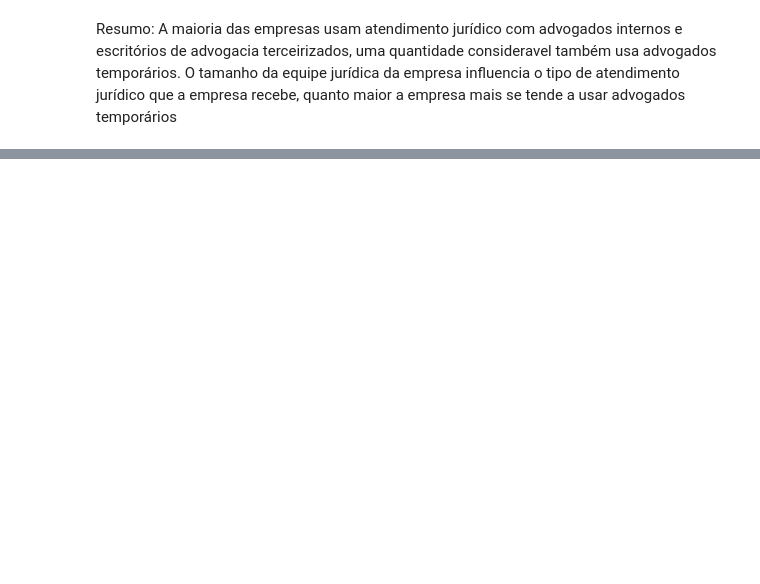
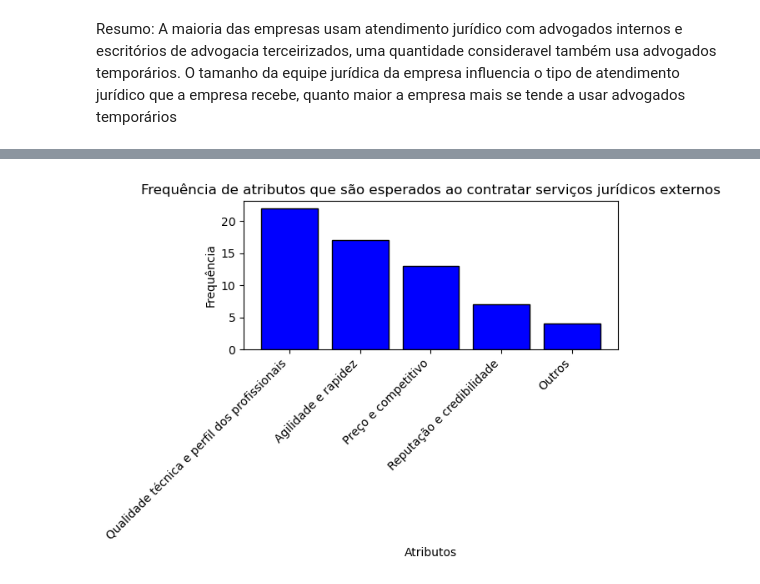
Before and after one commit to Joao-Gabriel05/ADVOGADOS_I, a Jupyter notebook: analise.ipynb, the cells around one changed output, grey strips where cells are left out. Drawn from its saved outputs; the diff is of its cells as text; code cells hidden in the pictures; blank space fills up the shorter version.

```diff
--- a/analise.ipynb
+++ b/analise.ipynb
@@ -820,0 +840,25 @@ Resumo: A maioria das empresas usam atendimento jurídico com advogados internos
+# %%
+q8_series = data['Q8'].dropna().astype(str)
+all_choices_q8 = []
+for resp in q8_series:
+    choices = [x.strip() for x in resp.split(',')]
+    all_choices_q8.extend(choices)
+
+counts_q8 = pd.Series(all_choices_q8).value_counts()
+descricao_map_q8 = {
+    '1': 'Qualidade técnica e perfil dos profissionais',
+    '2': 'Reputação e credibilidade',
+    '3': 'Preço e competitivo',
+    '4': 'Agilidade e rapidez',
+    '5':'Outros'
+}
+counts_q8.index = counts_q8.index.map(descricao_map_q8)
+plt.bar(counts_q8.index, counts_q8.values, color='blue', edgecolor='black')
+plt.xlabel('Atributos')
+plt.ylabel('Frequência')
+plt.title('Frequência de atributos que são esperados ao contratar serviços jurídicos externos')
+plt.xticks(rotation=45, ha='right')
+plt.tight_layout()
+plt.show()
+# %% [output]
+[figure, added]
```
Also changed, not shown: parts of 15 cells of this notebook.
